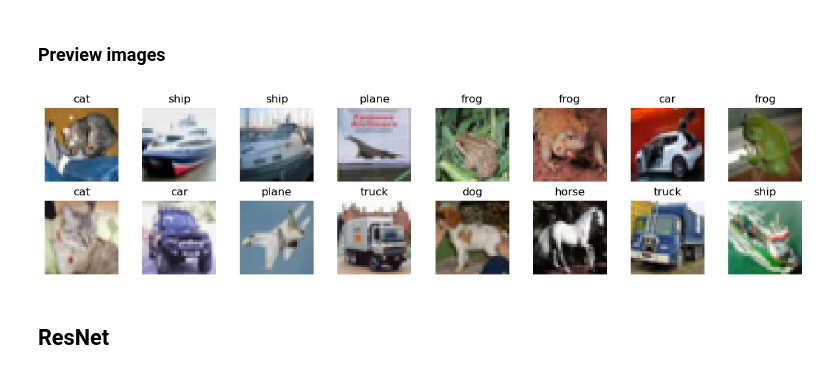
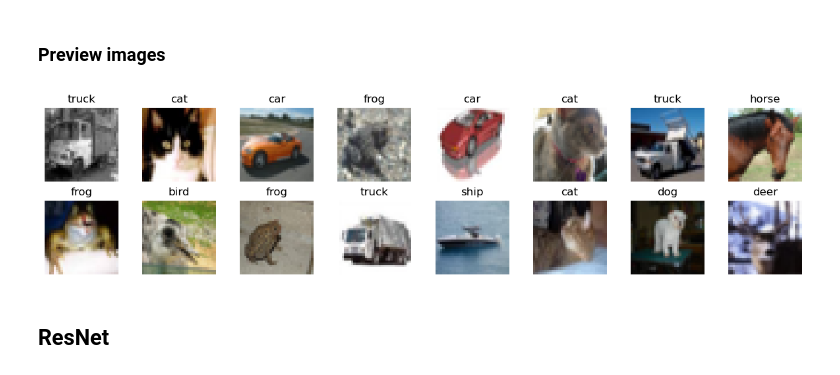
Before and after one commit to LeonY117/Bayes-Stochastic-Depth, a Jupyter notebook: sd_CIFAR10.ipynb, the cells around one changed output. Drawn from its saved outputs; the diff is of its cells as text; code cells hidden in the pictures.

Commit message:
add training manager and trainval split

```diff
--- a/sd_CIFAR10.ipynb
+++ b/sd_CIFAR10.ipynb
@@ -27,6 +27,29 @@ trainset = torchvision.datasets.CIFAR10(
 testset = torchvision.datasets.CIFAR10(
     root="./data", train=False, download=True, transform=transform
 )
+
+
+def train_val_split(train_set, train_ratio=0.8, deterministic=True):
+    """
+    Split the training set into training and validation set
+    """
+    if deterministic:
+        torch.manual_seed(0)
+    train_size = int(train_ratio * len(train_set))
+    val_size = len(train_set) - train_size
+    train_set, val_set = torch.utils.data.random_split(
+        train_set, [train_size, val_size]
+    )
+    return train_set, val_set
+
+
+trainset, valset = train_val_split(trainset, train_ratio=0.9, deterministic=True)
+
+datasets = {"train": trainset, "val": valset, "test": testset}
+
+print("Train set size: ", len(trainset))
+print("Validation set size: ", len(valset))
+print("Test set size: ", len(testset))
 # %% [output]
 Files already downloaded and verified
 Files already downloaded and verified
@@ -93,11 +119,11 @@ def show_cifar_images(
     plt.tight_layout()
     plt.show()
 # %%
-show_cifar_images((2, 8), show_labels=True, dataset=testset)
+show_cifar_images((2, 8), show_labels=True, dataset=valset)
 # to show images with predictions:
 # show_cifar_images((2, 8), show_labels=True, dataset=testset, preds=preds)
 # %% [output]
-[figure, old version]
+[figure, new version]
 # %% [markdown]
 ## ResNet
 # %%
```
Also changed, not shown: parts of 7 cells of this notebook.
